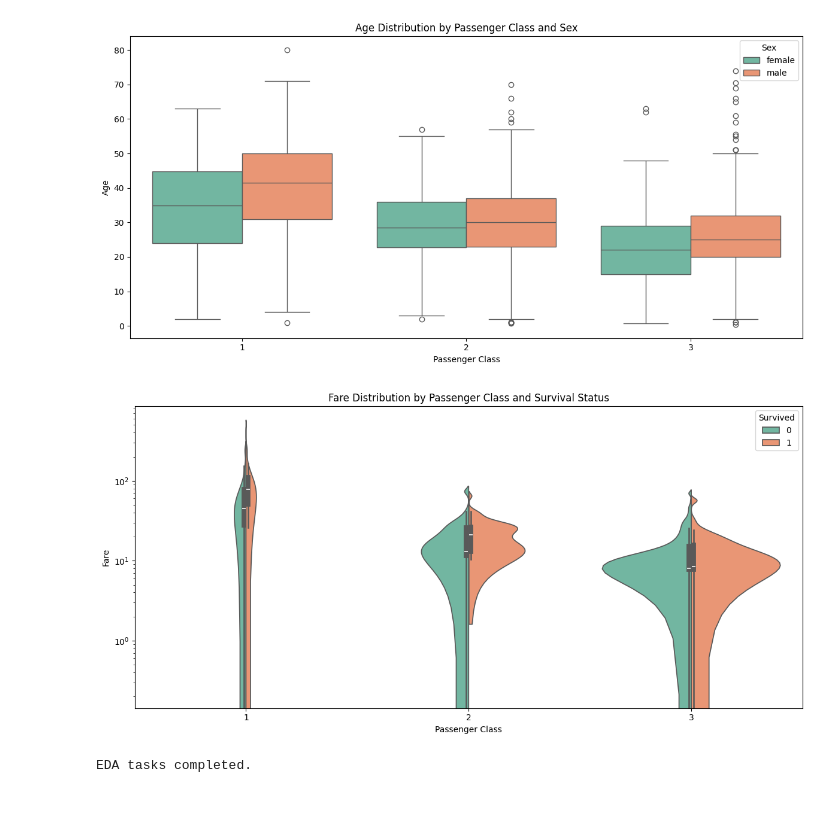
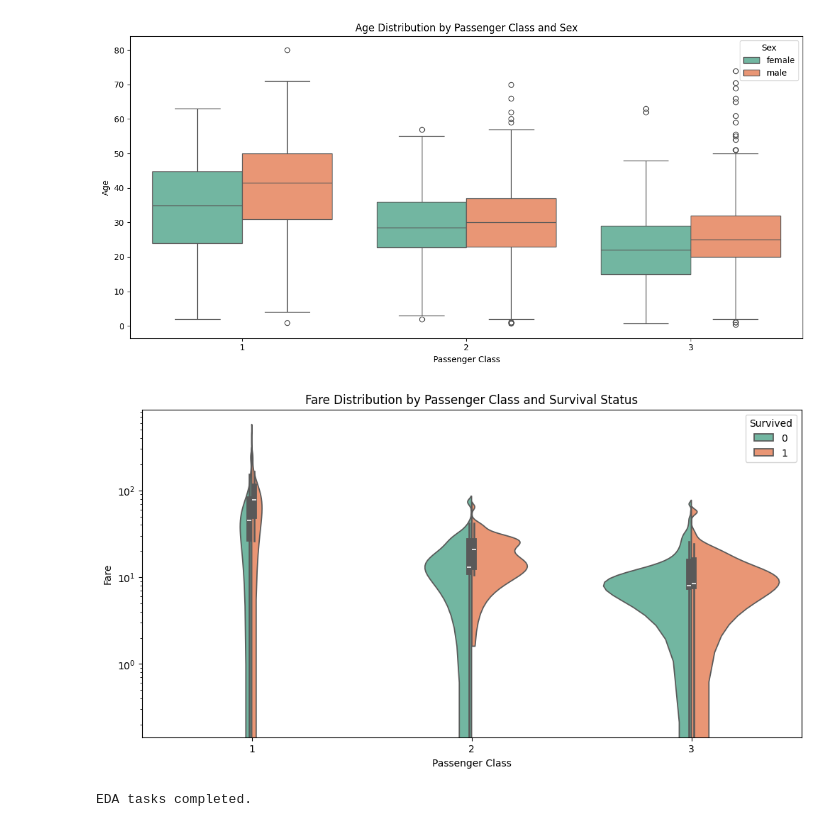
Before and after one commit to corrielynnyuill-debug/assignment5-cly, a Jupyter notebook: Lesson_5_Assignment.ipynb, the cells around one changed output. Saved outputs shown, nothing was run; the diff lists cells and outputs as text; code cells hidden in the pictures.

```diff
--- a/Lesson_5_Assignment.ipynb
+++ b/Lesson_5_Assignment.ipynb
@@ -262,24 +262,23 @@ plt.show()
 # %%
 # Task 10: Analyze fare distribution
 
 # TODO: Create a violin plot of fare distribution by passenger class and survival status
 plt.figure(figsize=(12, 6))
 sns.violinplot(
     data=df,
     x="Pclass",
     y="Fare",
     hue="Survived",
     split=True,
     palette="Set2"
 )
 plt.title("Fare Distribution by Passenger Class and Survival Status")
 plt.xlabel("Passenger Class")
 plt.ylabel("Fare")
 plt.yscale("log")
-plt.tight_layout()
 plt.show()
 
 print("EDA tasks completed.")
 # %% [output]
-[figure, old version]
+[figure, new version]
 EDA tasks completed.
```
